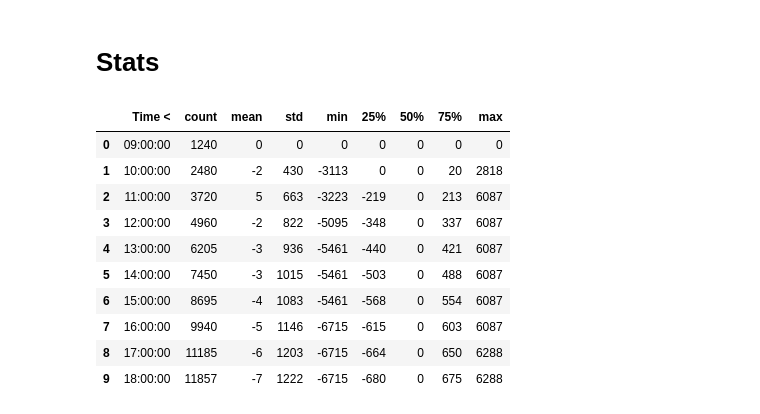
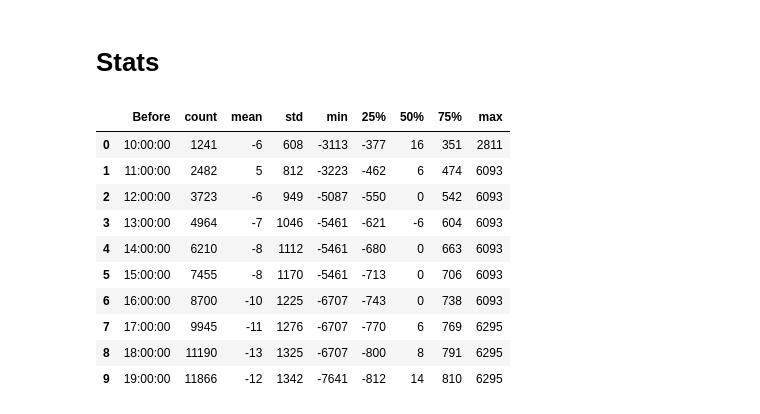
Before and after one commit to jhvissotto/Analise-Probabilistica-do-Mini-Indice, a Jupyter notebook: Stats Intra/ID Until Now.ipynb, the cells around one changed output. Saved outputs shown, nothing was run; the diff lists cells and outputs as text; code cells hidden in the pictures.

```diff
--- a/Stats Intra/ID Until Now.ipynb
+++ b/Stats Intra/ID Until Now.ipynb
@@ -81,23 +89,23 @@ def STATS(Calc, Col):
         Df = Calc[Calc['Time'] <= dt.time(HR,00)]
 
         pipe.append({
-            'Time <': dt.time(HR,00),
+            'Before': dt.time(HR+1,00),
             **Df[Col].describe().round(0).astype(int)
         })
     pass
     return pd.DataFrame(pipe)
-
-STATS(Calc, Col='ID Chg Bwd')
-# %% [output]
-|  | Time < | count | mean | std | min | 25% | 50% | 75% | max |
-| 0 | 09:00:00 | 1240 | 0 | 0 | 0 | 0 | 0 | 0 | 0 |
-| 1 | 10:00:00 | 2480 | -2 | 430 | -3113 | 0 | 0 | 20 | 2818 |
-| 2 | 11:00:00 | 3720 | 5 | 663 | -3223 | -219 | 0 | 213 | 6087 |
-| 3 | 12:00:00 | 4960 | -2 | 822 | -5095 | -348 | 0 | 337 | 6087 |
-| 4 | 13:00:00 | 6205 | -3 | 936 | -5461 | -440 | 0 | 421 | 6087 |
-| 5 | 14:00:00 | 7450 | -3 | 1015 | -5461 | -503 | 0 | 488 | 6087 |
-| 6 | 15:00:00 | 8695 | -4 | 1083 | -5461 | -568 | 0 | 554 | 6087 |
-| 7 | 16:00:00 | 9940 | -5 | 1146 | -6715 | -615 | 0 | 603 | 6087 |
-| 8 | 17:00:00 | 11185 | -6 | 1203 | -6715 | -664 | 0 | 650 | 6288 |
-| 9 | 18:00:00 | 11857 | -7 | 1222 | -6715 | -680 | 0 | 675 | 6288 |
+# %%
+STATS(Calc, Col='ID Change')
+# %% [output]
+|  | Before | count | mean | std | min | 25% | 50% | 75% | max |
+| 0 | 10:00:00 | 1241 | -6 | 608 | -3113 | -377 | 16 | 351 | 2811 |
+| 1 | 11:00:00 | 2482 | 5 | 812 | -3223 | -462 | 6 | 474 | 6093 |
+| 2 | 12:00:00 | 3723 | -6 | 949 | -5087 | -550 | 0 | 542 | 6093 |
+| 3 | 13:00:00 | 4964 | -7 | 1046 | -5461 | -621 | -6 | 604 | 6093 |
+| 4 | 14:00:00 | 6210 | -8 | 1112 | -5461 | -680 | 0 | 663 | 6093 |
+| 5 | 15:00:00 | 7455 | -8 | 1170 | -5461 | -713 | 0 | 706 | 6093 |
+| 6 | 16:00:00 | 8700 | -10 | 1225 | -6707 | -743 | 0 | 738 | 6093 |
+| 7 | 17:00:00 | 9945 | -11 | 1276 | -6707 | -770 | 6 | 769 | 6295 |
+| 8 | 18:00:00 | 11190 | -13 | 1325 | -6707 | -800 | 8 | 791 | 6295 |
+| 9 | 19:00:00 | 11866 | -12 | 1342 | -7641 | -812 | 14 | 810 | 6295 |
 # %%
```
Also changed, not shown: parts of 13 cells of this notebook, 3 other files.
